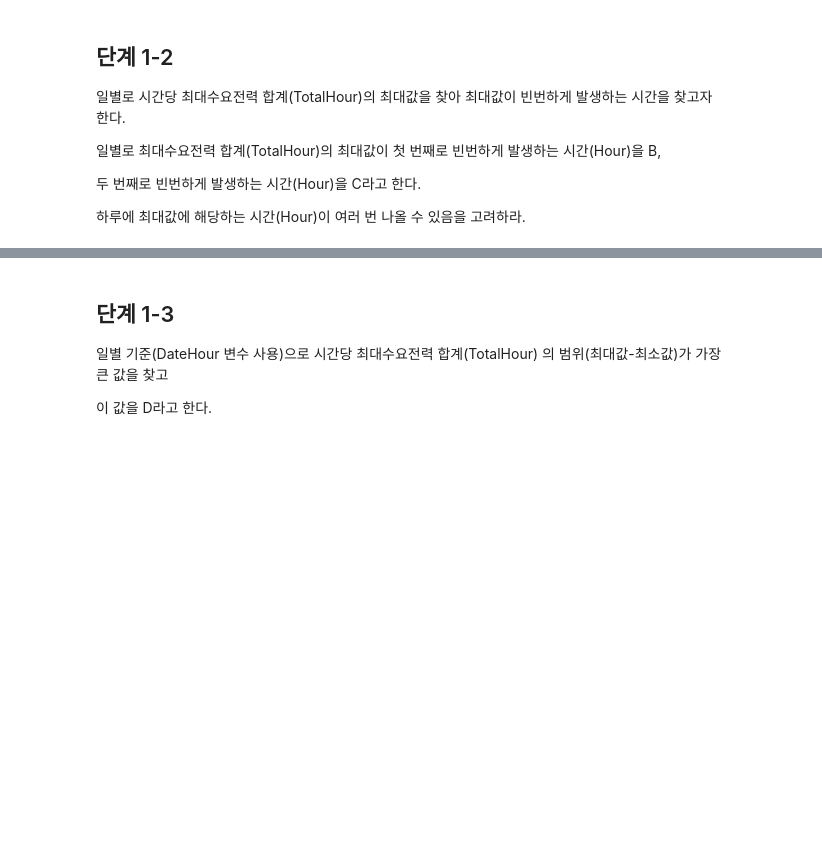
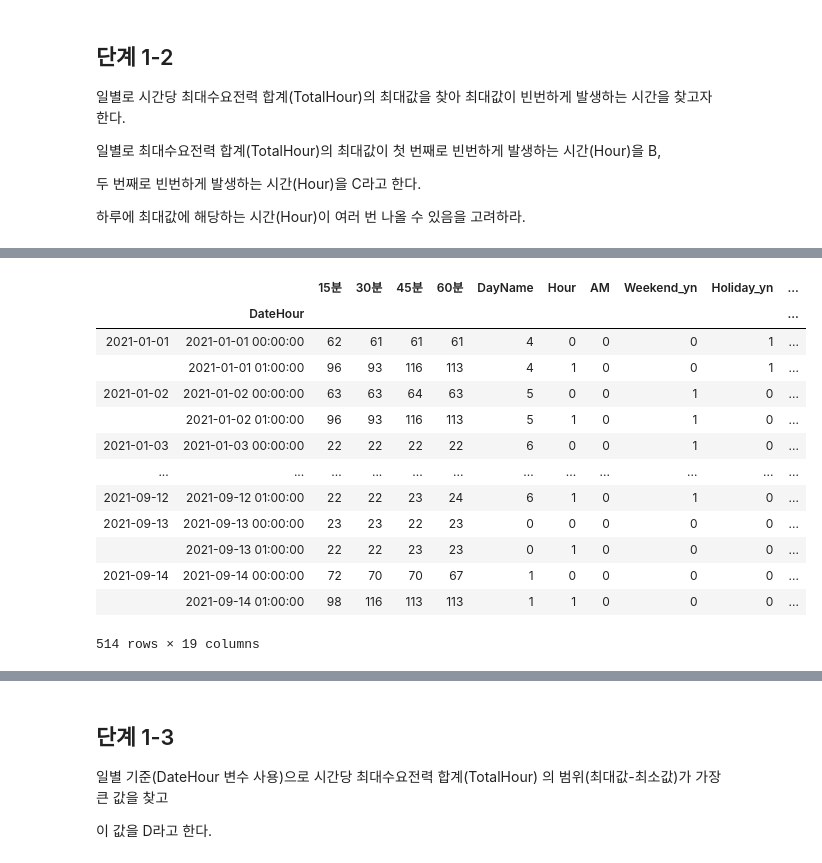
Before and after one commit to ok3/DS_lv3_2505_1, a Jupyter notebook: sec_ds_lv3_prob3_prob.ipynb, the cells around one changed output, grey strips where cells are left out. Saved outputs shown, nothing was run; the diff lists cells and outputs as text; code cells hidden in the pictures; blank space fills up the shorter version.

Commit message:
Day1 문제 1번 groupby 설명 올립니다.

```diff
--- a/sec_ds_lv3_prob3_prob.ipynb
+++ b/sec_ds_lv3_prob3_prob.ipynb
@@ -312,0 +301,22 @@ df_elec1.head()
+# %%
+# isin를 사용하여 포함 여부를 가져올 것입니다.
+# 비교하는 데이터와 타입을 완전히 일치기켜야 합니다.
+# 따라서 일자시간형으로 만든 후 .date를 어트리뷰트를 사용하여 일자형으로 만듭니다.
+holidays = pd.to_datetime(
+    ["2021-01-01", "2021-02-11", "2021-02-12", "2021-03-01", "2021-05-05", "2021-05-19", "2021-08-16"]
+).date
+# 문자형으로 비교할 경우 사용합니다.
+# holidays = ["2021-01-01", "2021-02-11", "2021-02-12", "2021-03-01", "2021-05-05", "2021-05-19", "2021-08-16"]
+df_elec1 = df_elec1.assign(
+    DayName = lambda x: x.index.weekday,
+    Hour = lambda x: x.index.hour,
+    AM = lambda x: (x['Hour'] >= 12).astype('int'),
+    # Weekend_yn = lambda x: ((x['DayName'] == 5) | (x['DayName'] == 6)).astype('int'),
+    Weekend_yn = lambda x: x['DayName'].isin([5, 6]).astype('int'),
+    # Holiday_yn = df_elec1.index.strftime('%Y-%m-%d').isin(holidays).astype('int'),
+    Holiday_yn = lambda x: np.isin(x.index.date, holidays).astype('int'),
+    # 연산의 대상이 되는 컬럼을 지정하여, Idempotent(중복 실행해도 변함이 없는) Routine 을 만듭니다.
+    Avg = lambda x: x[['15분', '30분', '45분', '60분']].mean(axis = 1),
+    TotalHour = lambda x: x[['15분', '30분', '45분', '60분']].sum(axis = 1)
+)
+df_elec1.head()
@@ -410,0 +687,19 @@ basetable1을 이용하여 다음 질문에 답하시오.
+# %%
+# 3.2 groupby ~ apply : N:M 변환 연산 2
+# M = 2
+df_basetable1.groupby(df_basetable1.index.date).apply(lambda x: x.head(2))
+# %% [output]
+|  |  | 15분 | 30분 | 45분 | 60분 | DayName | Hour | AM | Weekend_yn | Holiday_yn | ... |
+|  | DateHour |  |  |  |  |  |  |  |  |  | ... |
+| 2021-01-01 | 2021-01-01 00:00:00 | 62 | 61 | 61 | 61 | 4 | 0 | 0 | 0 | 1 | ... |
+|  | 2021-01-01 01:00:00 | 96 | 93 | 116 | 113 | 4 | 1 | 0 | 0 | 1 | ... |
+| 2021-01-02 | 2021-01-02 00:00:00 | 63 | 63 | 64 | 63 | 5 | 0 | 0 | 1 | 0 | ... |
+|  | 2021-01-02 01:00:00 | 96 | 93 | 116 | 113 | 5 | 1 | 0 | 1 | 0 | ... |
+| 2021-01-03 | 2021-01-03 00:00:00 | 22 | 22 | 22 | 22 | 6 | 0 | 0 | 1 | 0 | ... |
+| ... | ... | ... | ... | ... | ... | ... | ... | ... | ... | ... | ... |
+| 2021-09-12 | 2021-09-12 01:00:00 | 22 | 22 | 23 | 24 | 6 | 1 | 0 | 1 | 0 | ... |
+| 2021-09-13 | 2021-09-13 00:00:00 | 23 | 23 | 22 | 23 | 0 | 0 | 0 | 0 | 0 | ... |
+|  | 2021-09-13 01:00:00 | 22 | 22 | 23 | 23 | 0 | 1 | 0 | 0 | 0 | ... |
+| 2021-09-14 | 2021-09-14 00:00:00 | 72 | 70 | 70 | 67 | 1 | 0 | 0 | 0 | 0 | ... |
+|  | 2021-09-14 01:00:00 | 98 | 116 | 113 | 113 | 1 | 1 | 0 | 0 | 0 | ... |
+514 rows × 19 columns
```
Also changed, not shown: parts of 46 cells of this notebook.
